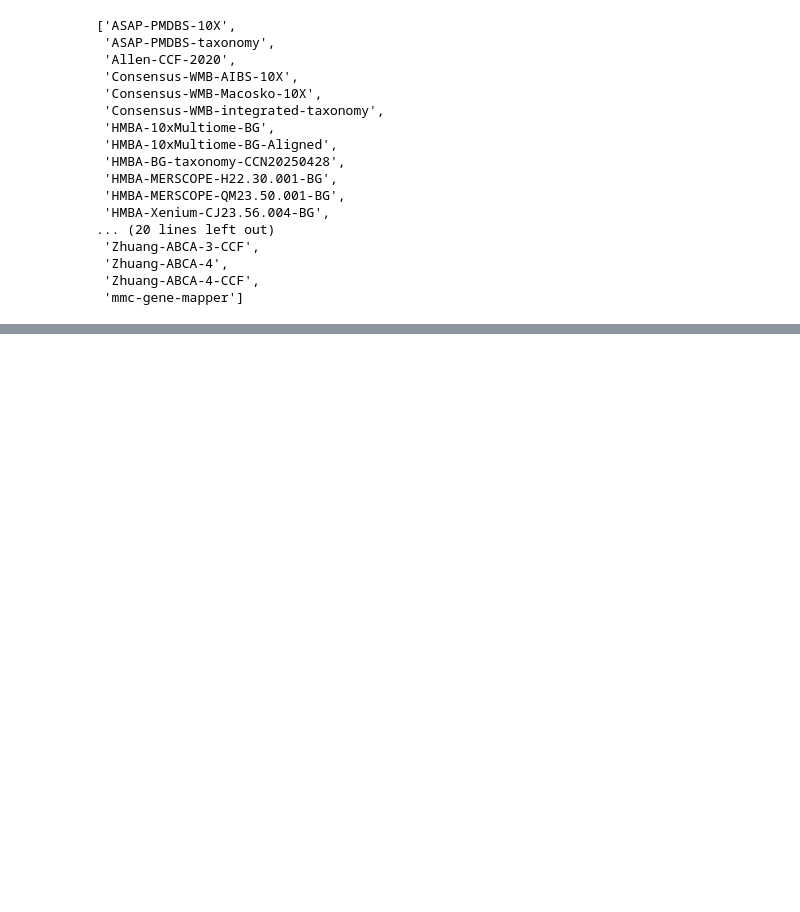
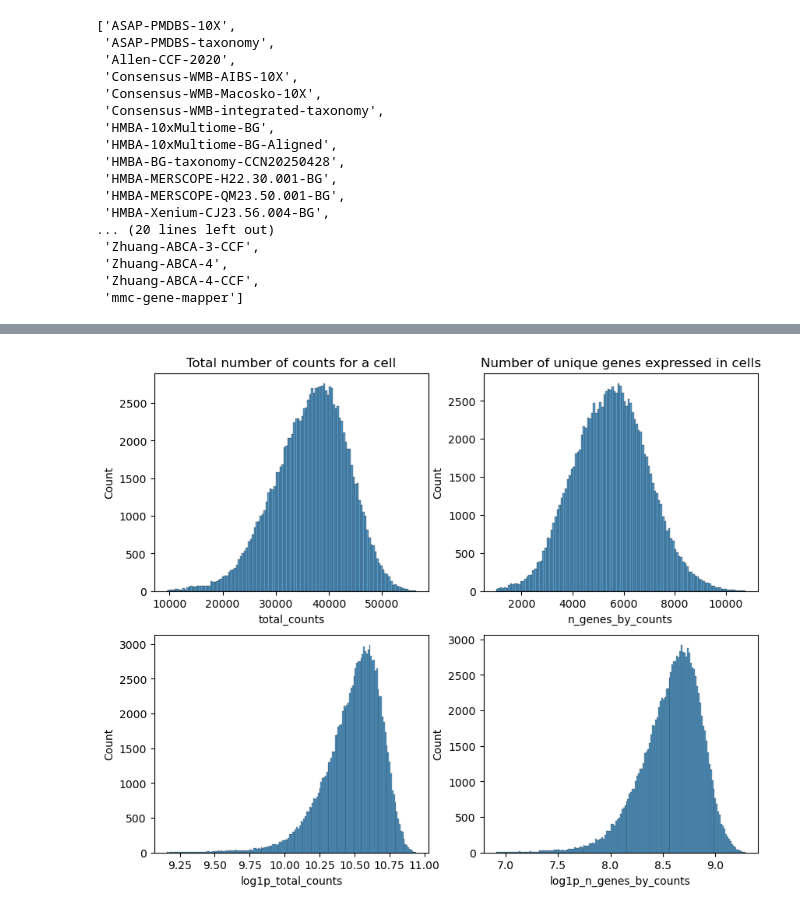
Before and after one commit to eisko/snRNAseq, a Jupyter notebook: allen_metadata_search.ipynb, the cells around one changed output, grey strips where cells are left out. Cells and saved outputs as stored; diff of their text form; code cells hidden in the pictures; blank space fills up the shorter version.

```diff
--- a/allen_metadata_search.ipynb
+++ b/allen_metadata_search.ipynb
@@ -110,0 +171,12 @@ PosixPath('/Users/eisko/data/abc_atlas/expression_matrices/WMB-10Xv3/20230630/WM
+# %%
+# read in adata file
+adata_file = "/Users/eisko/data/custom_saves/WMB-10xV3-MOp.h5ad"
+adata = read_h5ad(adata_file, backed="r") # prevents from loading full file into RAM, more stable for analysis
+# %%
+
+# Mitochondrial genes
+adata.var["mt"] = adata.var_names.str.startswith("mt-")
+# Ribosomal genes
+adata.var["ribo"] = adata.var_names.str.startswith(("Rps", "Rpl"))
+# hemoglobin genes
+adata.var["hb"] = adata.var_names.str.contains("Hb[^spe]")
@@ -110,0 +217,16 @@ PosixPath('/Users/eisko/data/abc_atlas/expression_matrices/WMB-10Xv3/20230630/WM
+# %%
+fig, axs = plt.subplots(2,2, figsize=(10,8))
+
+sns.histplot(adata.obs["total_counts"], ax=axs[0,0])
+axs[0,0].set_title("Total number of counts for a cell")
+
+sns.histplot(adata.obs["n_genes_by_counts"], ax=axs[0,1])
+axs[0,1].set_title("Number of unique genes expressed in cells")
+
+sns.histplot(adata.obs["log1p_total_counts"], ax=axs[1,0])
+
+sns.histplot(adata.obs["log1p_n_genes_by_counts"], ax=axs[1,1])
+
+plt.show()
+# %% [output]
+[figure, added]
```
Also changed, not shown: parts of 22 cells of this notebook, 4 other files.
